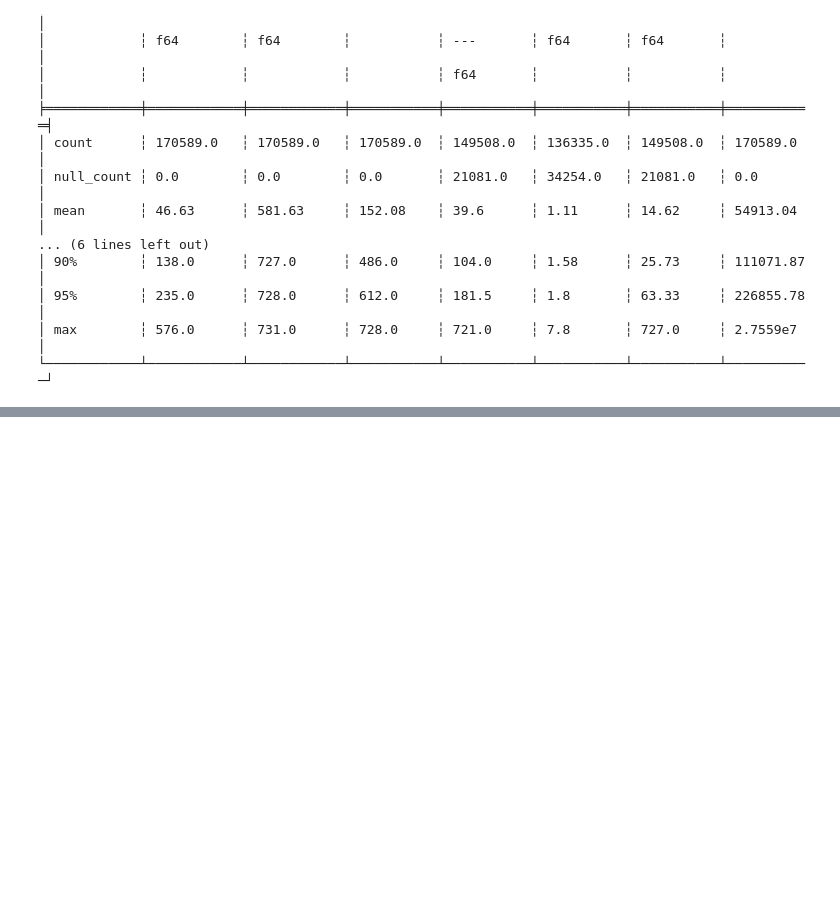
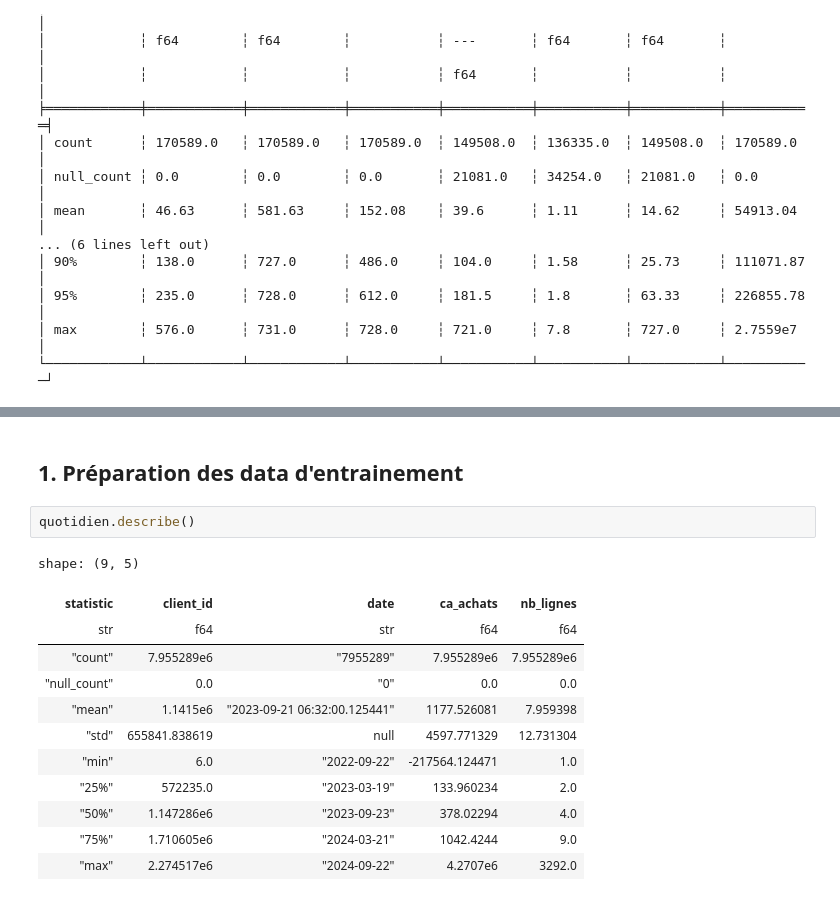
Before and after one commit to ElouanBontron/case_BCGX, a Jupyter notebook: use_case_1.ipynb, the cells around one changed output, grey strips where cells are left out. Cells and saved outputs as stored; diff of their text form; blank space fills up the shorter version.

```diff
--- a/use_case_1.ipynb
+++ b/use_case_1.ipynb
@@ -548,0 +427,17 @@ hebdo.sink_parquet(
+# %% [markdown]
+## 1.  Préparation des data d'entrainement
+# %%
+quotidien.describe()
+# %% [output]
+shape: (9, 5)
+| statistic | client_id | date | ca_achats | nb_lignes |
+| str | f64 | str | f64 | f64 |
+| "count" | 7.955289e6 | "7955289" | 7.955289e6 | 7.955289e6 |
+| "null_count" | 0.0 | "0" | 0.0 | 0.0 |
+| "mean" | 1.1415e6 | "2023-09-21 06:32:00.125441" | 1177.526081 | 7.959398 |
+| "std" | 655841.838619 | null | 4597.771329 | 12.731304 |
+| "min" | 6.0 | "2022-09-22" | -217564.124471 | 1.0 |
+| "25%" | 572235.0 | "2023-03-19" | 133.960234 | 2.0 |
+| "50%" | 1.147286e6 | "2023-09-23" | 378.02294 | 4.0 |
+| "75%" | 1.710605e6 | "2024-03-21" | 1042.4244 | 9.0 |
+| "max" | 2.274517e6 | "2024-09-22" | 4.2707e6 | 3292.0 |
```
Also changed, not shown: parts of 18 cells of this notebook, 2 other files.
